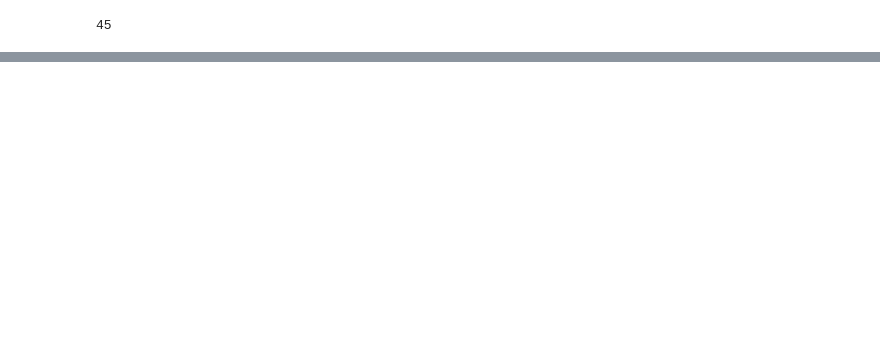
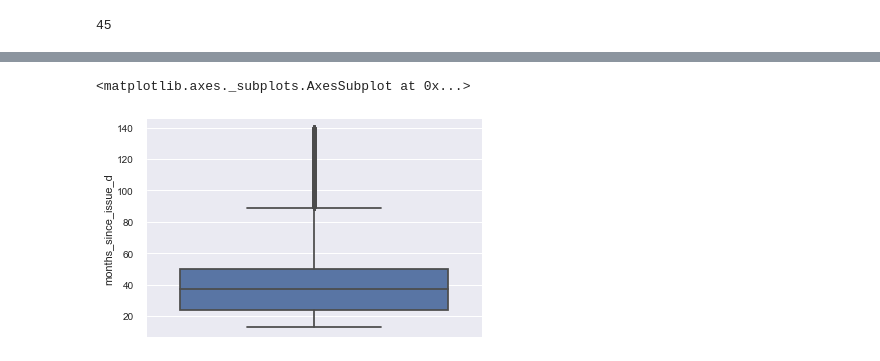
Before and after one commit to xiaobenhou/lendingclub_loan_data, a Jupyter notebook: load_data.ipynb, the cells around one changed output, grey strips where cells are left out. Cells and saved outputs as stored; diff of their text form; code cells hidden in the pictures; blank space fills up the shorter version.

```diff
--- a/load_data.ipynb
+++ b/load_data.ipynb
@@ -178,0 +431,6 @@ dtype: float64
+# %%
+df['months_since_issue_d'] = round(pd.to_numeric((pd.to_datetime('2019-01-01') - pd.to_datetime(df['issue_d']))/np.timedelta64(1,'M')))
+sns.boxplot(y = df['months_since_issue_d'])
+# %% [output]
+<matplotlib.axes._subplots.AxesSubplot at 0x...>
+[figure, added]
```
Also changed, not shown: parts of 38 cells of this notebook.
